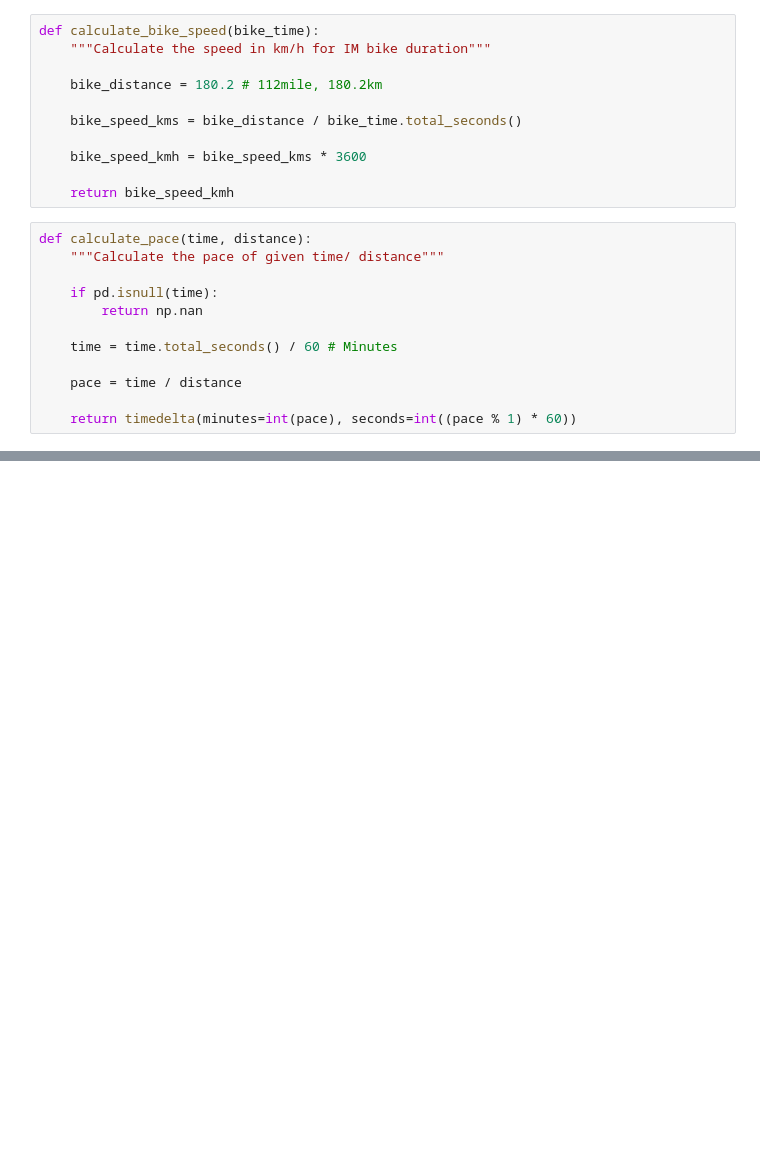
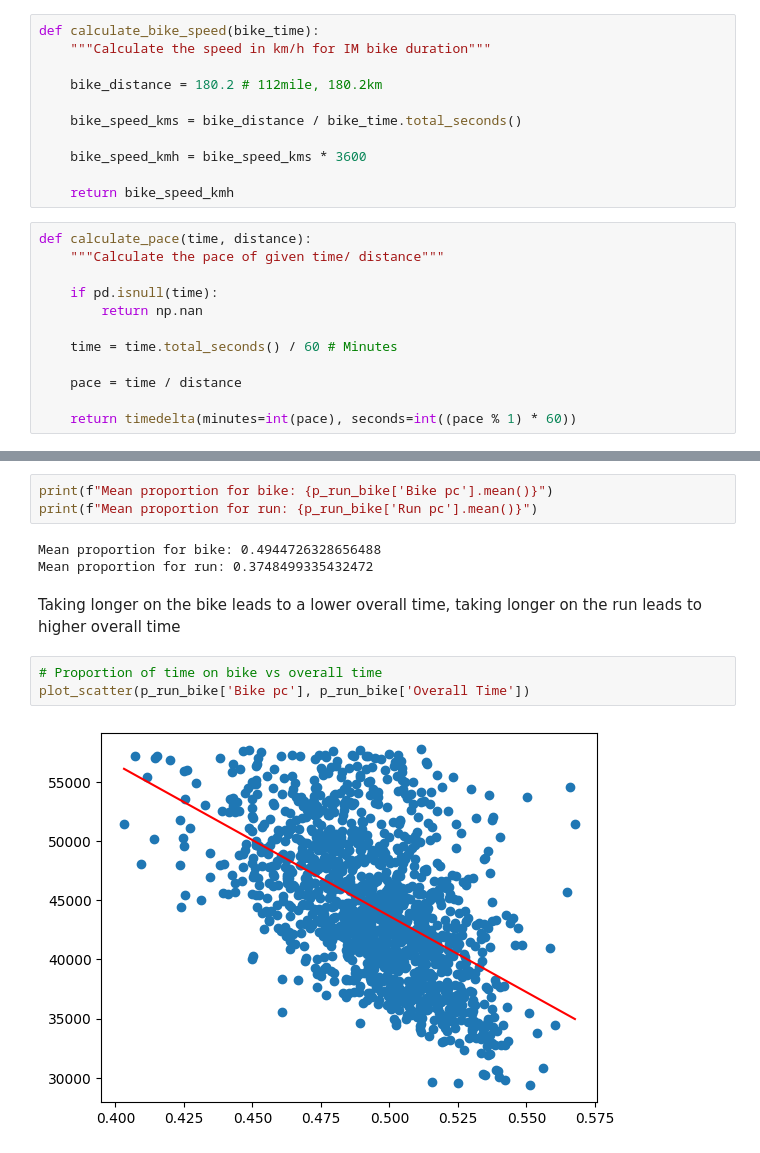
Before and after one commit to Codeiwomple/im_analysis, a Jupyter notebook: imabs.ipynb, the cells around one changed output, grey strips where cells are left out. Cells and saved outputs as stored; diff of their text form; blank space fills up the shorter version.

```diff
--- a/imabs.ipynb
+++ b/imabs.ipynb
@@ -200,0 +183,13 @@ plt.show()
+# %%
+print(f"Mean proportion for bike: {p_run_bike['Bike pc'].mean()}")
+print(f"Mean proportion for run: {p_run_bike['Run pc'].mean()}")
+# %% [output]
+Mean proportion for bike: 0.4944726328656488
+Mean proportion for run: 0.3748499335432472
+# %% [markdown]
+Taking longer on the bike leads to a lower overall time, taking longer on the run leads to higher overall time
+# %%
+# Proportion of time on bike vs overall time
+plot_scatter(p_run_bike['Bike pc'], p_run_bike['Overall Time'])
+# %% [output]
+[figure, added]
```
Also changed, not shown: parts of 35 cells of this notebook, 1 other file.
